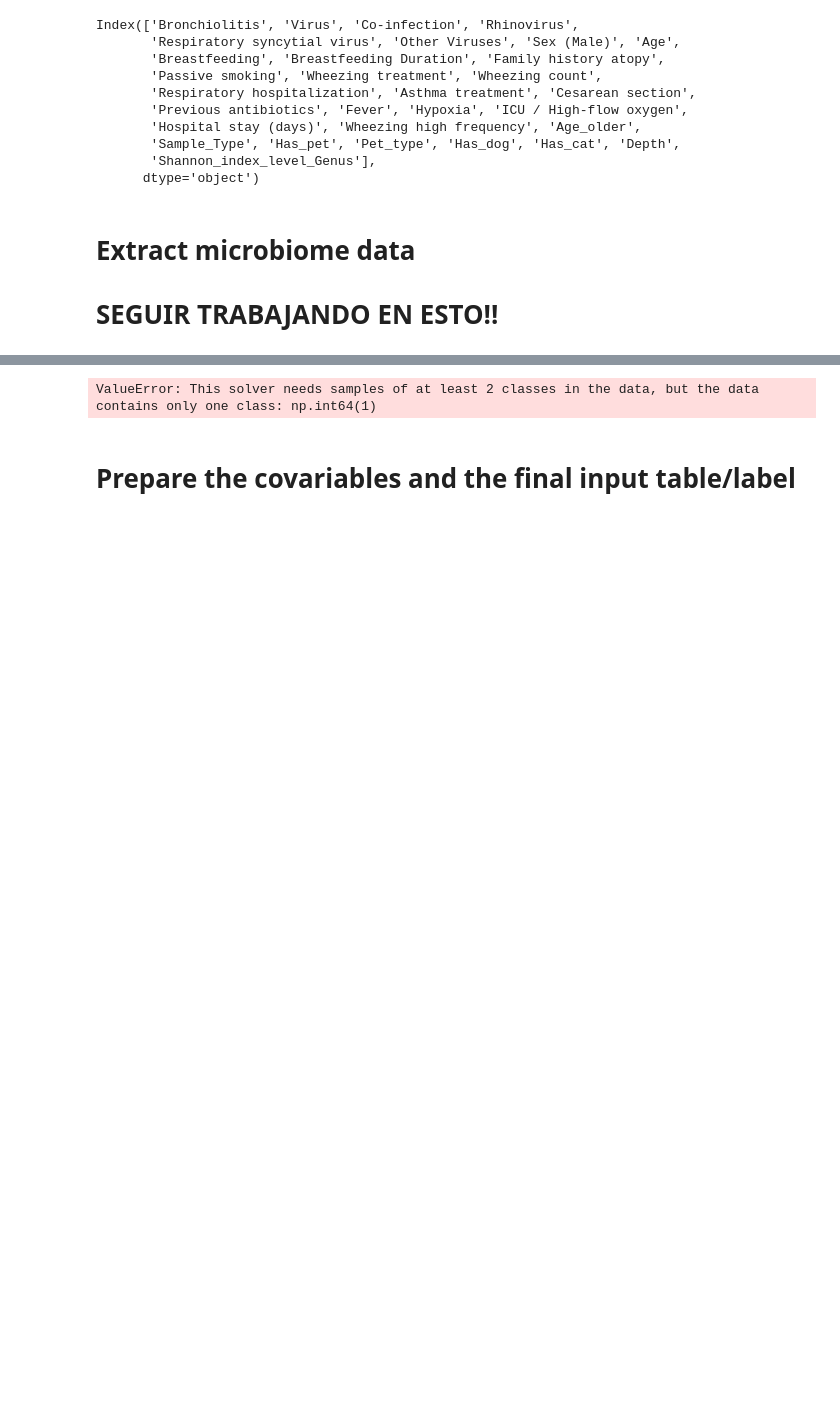
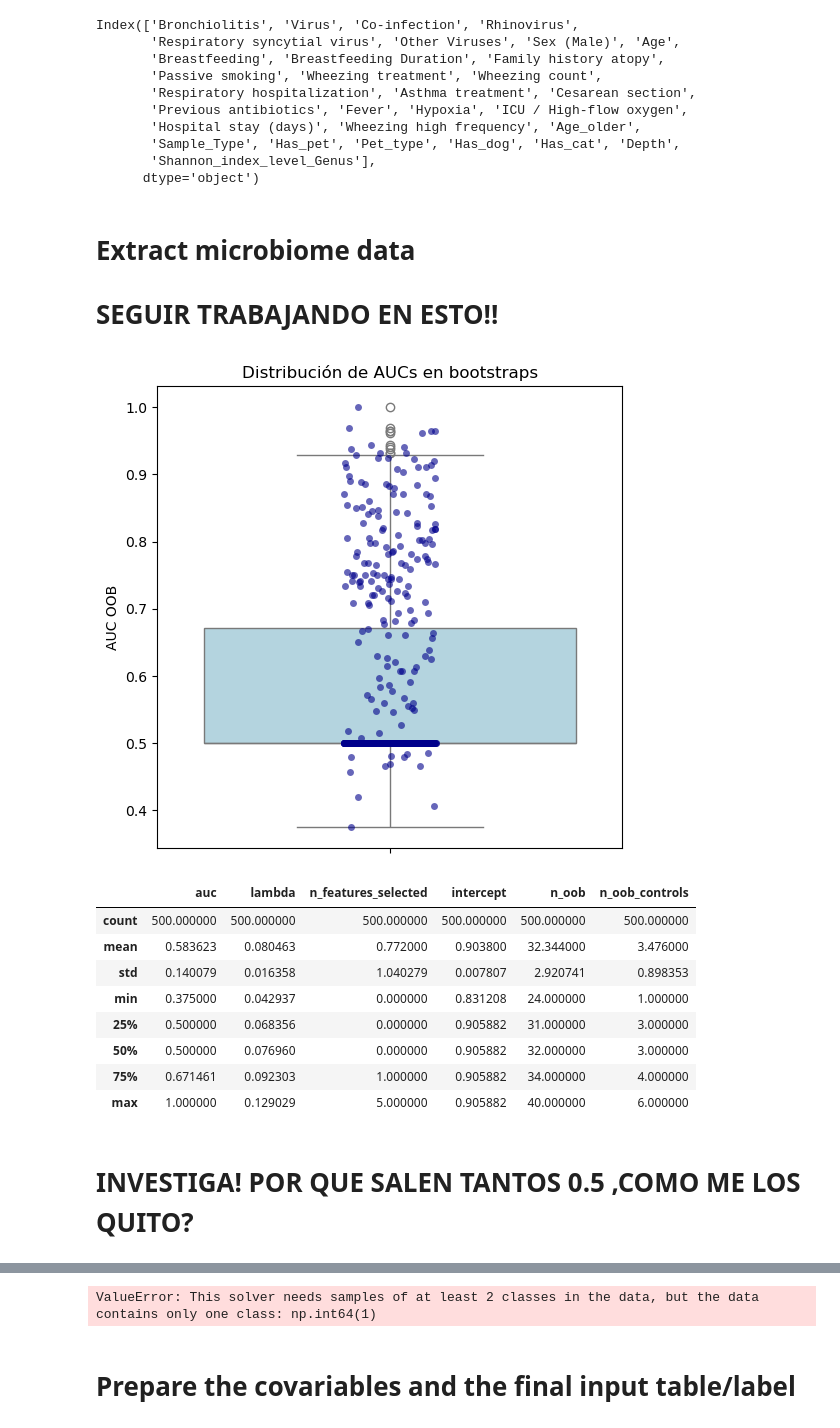
Before and after one commit to GERMAN00VP/postcovid-bronchiolitis-microbiome-analysis, a Jupyter notebook: Main_abalysis.ipynb, the cells around one changed output, grey strips where cells are left out. Cells and saved outputs as stored; diff of their text form; code cells hidden in the pictures; blank space fills up the shorter version.

```diff
--- a/Main_abalysis.ipynb
+++ b/Main_abalysis.ipynb
@@ -558,0 +603,23 @@ Index(['Bronchiolitis', 'Virus', 'Co-infection', 'Rhinovirus',
+# %%
+results = pd.DataFrame(results)
+results["n_oob_controls"] =results.oob_class_counts.map(lambda x: x[0])
+plt.figure(figsize=(6,6))
+sns.boxplot(y="auc", data=results, whis=1.5, color="lightblue")  # caja
+sns.stripplot(y="auc", data=results, color="darkblue", alpha=0.6, jitter=True)  # puntos individuales
+plt.title("Distribución de AUCs en bootstraps")
+plt.ylabel("AUC OOB")
+plt.show()
+results.describe()
+# %% [output]
+[figure, added]
+|  | auc | lambda | n_features_selected | intercept | n_oob | n_oob_controls |
+| count | 500.000000 | 500.000000 | 500.000000 | 500.000000 | 500.000000 | 500.000000 |
+| mean | 0.583623 | 0.080463 | 0.772000 | 0.903800 | 32.344000 | 3.476000 |
+| std | 0.140079 | 0.016358 | 1.040279 | 0.007807 | 2.920741 | 0.898353 |
+| min | 0.375000 | 0.042937 | 0.000000 | 0.831208 | 24.000000 | 1.000000 |
+| 25% | 0.500000 | 0.068356 | 0.000000 | 0.905882 | 31.000000 | 3.000000 |
+| 50% | 0.500000 | 0.076960 | 0.000000 | 0.905882 | 32.000000 | 3.000000 |
+| 75% | 0.671461 | 0.092303 | 1.000000 | 0.905882 | 34.000000 | 4.000000 |
+| max | 1.000000 | 0.129029 | 5.000000 | 0.905882 | 40.000000 | 6.000000 |
+# %% [markdown]
+# INVESTIGA! POR QUE SALEN TANTOS 0.5 ,COMO ME LOS QUITO?
```
Also changed, not shown: parts of 12 cells of this notebook, 7 other files.
